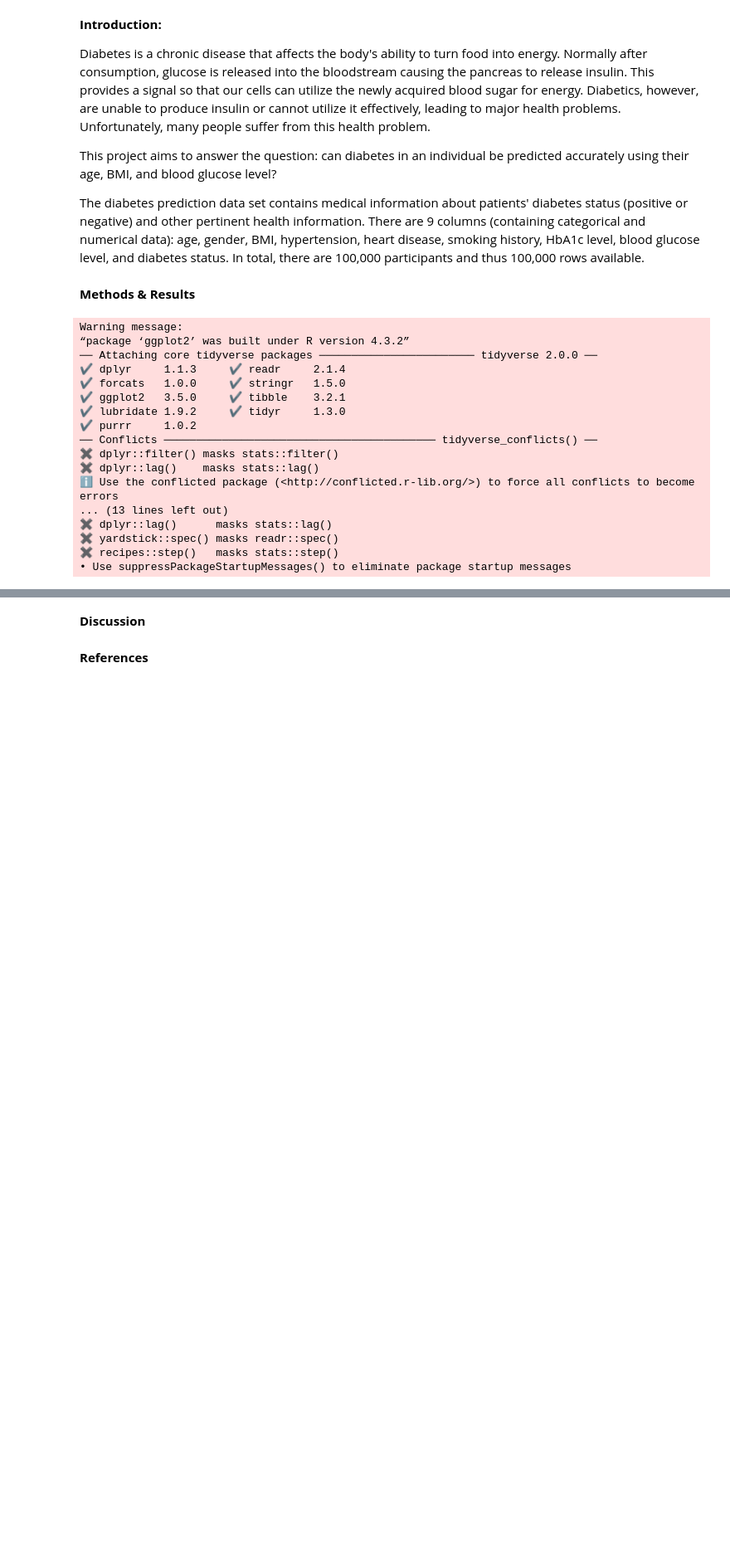
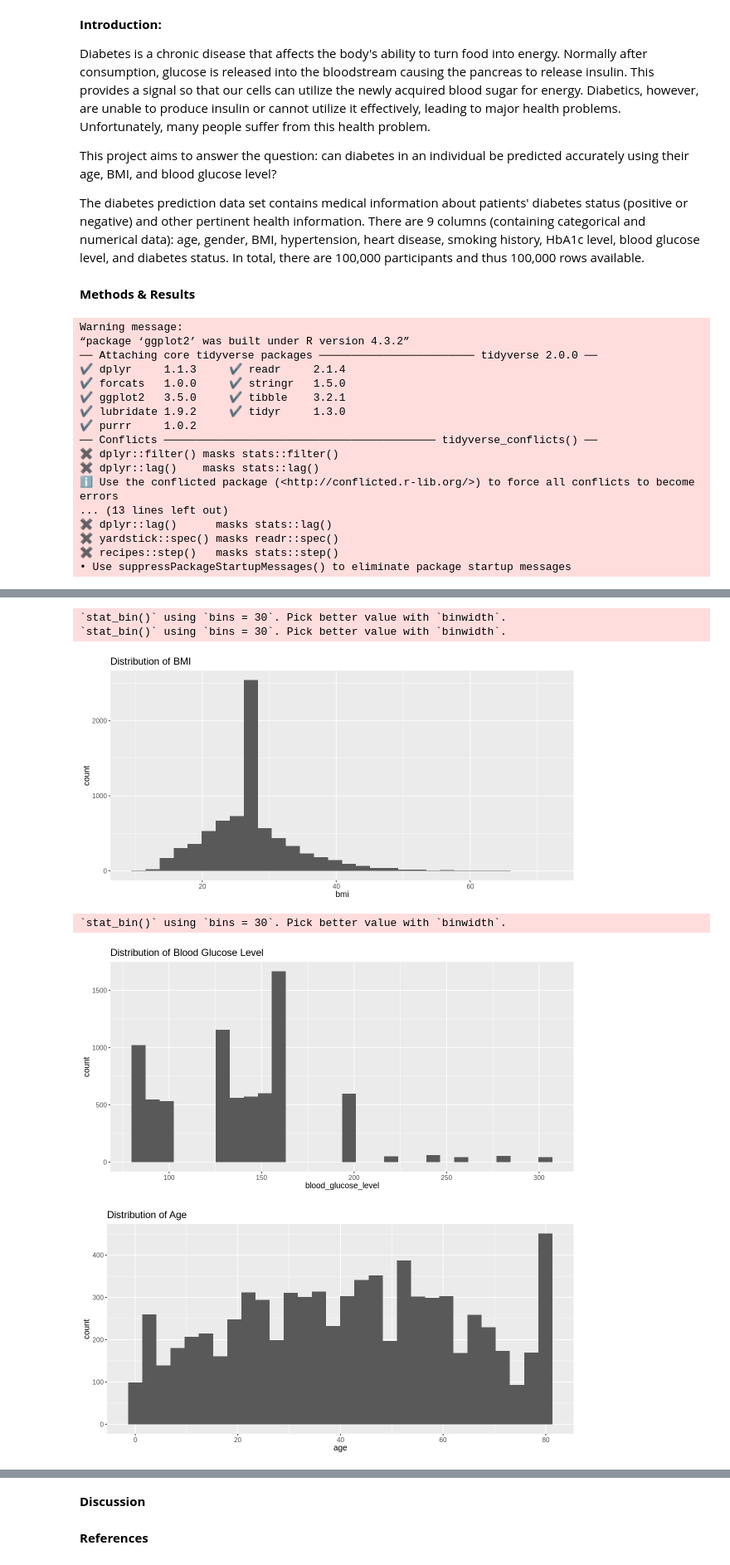
Before and after one commit to danialtaj0/dsci-100-002-group-41, a Jupyter notebook: assignments/final_project_group_41.ipynb, the cells around one changed output, grey strips where cells are left out. Shown at 83% size. Drawn from its saved outputs; the diff is of its cells as text; code cells hidden in the pictures; blank space fills up the shorter version.

```diff
--- a/assignments/final_project_group_41.ipynb
+++ b/assignments/final_project_group_41.ipynb
@@ -125,0 +117,35 @@ age_bmi
+# %%
+#making histograms and scatterplot
+options(repr.plot.height = 5, repr.plot.width = 10)
+
+bmi_dist <- ggplot(diabetes_train, aes(x = bmi)) +
+    geom_histogram() +
+    theme(text = element_text(size = 12)) +
+    ggtitle("Distribution of BMI")
+
+blood_glucose_dist <- ggplot(diabetes_train, aes(x = blood_glucose_level)) +
+    geom_histogram() +
+    theme(text = element_text(size = 12)) +
+    ggtitle("Distribution of Blood Glucose Level")
+
+age_dist <- ggplot(diabetes_train, aes(x = age)) +
+    geom_histogram() +
+    theme(text = element_text(size = 12)) +
+    ggtitle("Distribution of Age")
+
+age_bmi <- ggplot(diabetes_train, aes(x = age, y = bmi, color = diabetes, shape = diabetes)) +
+    geom_point() +
+    theme(text = element_text(size = 12)) +
+    ggtitle("Presence of Diabetes in Relation to Age and BMI")
+
+bmi_dist
+blood_glucose_dist
+age_dist
+age_bmi
+# %% [output]
+`stat_bin()` using `bins = 30`. Pick better value with `binwidth`.
+`stat_bin()` using `bins = 30`. Pick better value with `binwidth`.
+[figure, added]
+`stat_bin()` using `bins = 30`. Pick better value with `binwidth`.
+[figure, added]
+[figure, added]
```
Also changed, not shown: parts of 8 cells of this notebook.
